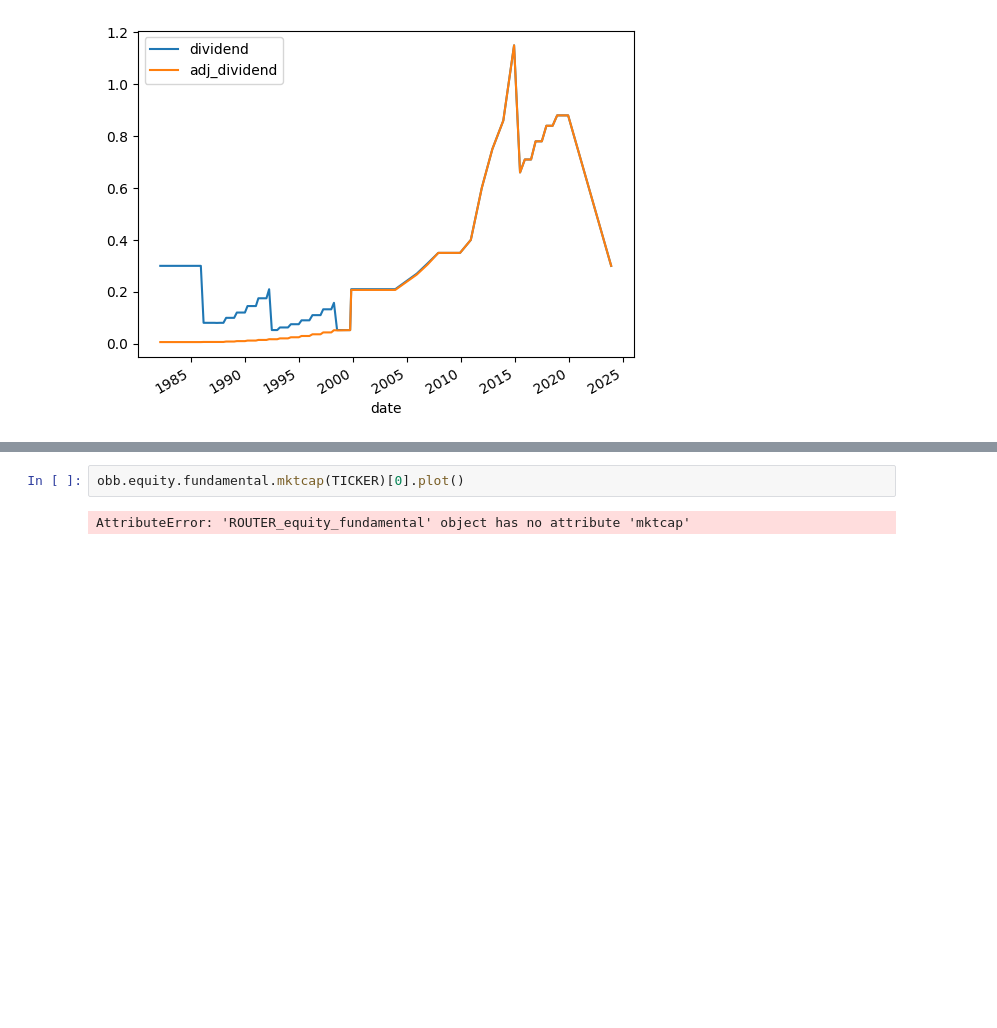
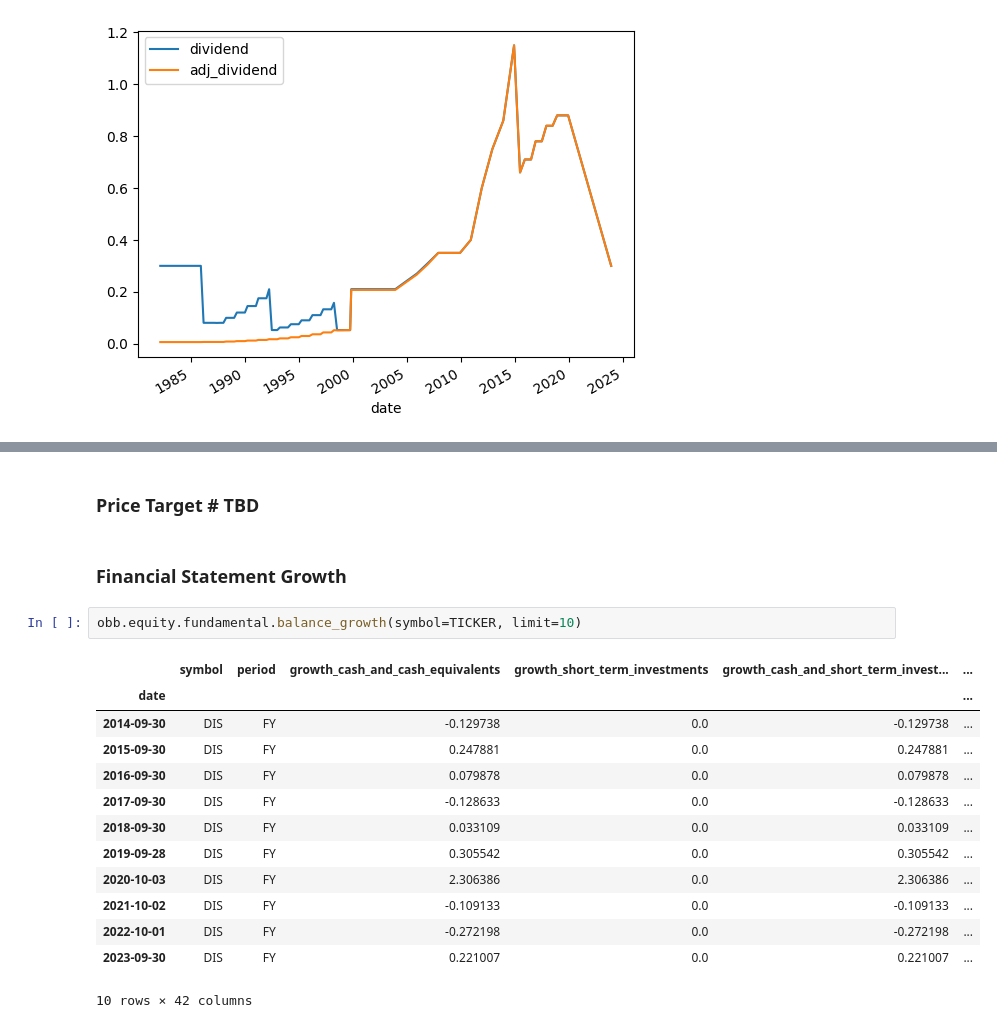
Before and after one commit to mmistroni/OpenBB_Experiments, a Jupyter notebook: OpenBBFinancialAnalysis.ipynb, the cells around one changed output, grey strips where cells are left out. Drawn from its saved outputs; the diff is of its cells as text; blank space fills up the shorter version.

```diff
--- a/OpenBBFinancialAnalysis.ipynb
+++ b/OpenBBFinancialAnalysis.ipynb
@@ -346,4 +378,20 @@ if df.shape[0] > 1:
+# %% [markdown]
+### Price Target # TBD
+# %% [markdown]
+### Financial Statement Growth
 # %%
-obb.equity.fundamental.mktcap(TICKER)[0].plot()
+obb.equity.fundamental.balance_growth(symbol=TICKER, limit=10)
 # %% [output]
+|  | symbol | period | growth_cash_and_cash_equivalents | growth_short_term_investments | growth_cash_and_short_term_invest... | ... |
+| date |  |  |  |  |  | ... |
+| 2014-09-30 | DIS | FY | -0.129738 | 0.0 | -0.129738 | ... |
+| 2015-09-30 | DIS | FY | 0.247881 | 0.0 | 0.247881 | ... |
+| 2016-09-30 | DIS | FY | 0.079878 | 0.0 | 0.079878 | ... |
+| 2017-09-30 | DIS | FY | -0.128633 | 0.0 | -0.128633 | ... |
+| 2018-09-30 | DIS | FY | 0.033109 | 0.0 | 0.033109 | ... |
+| 2019-09-28 | DIS | FY | 0.305542 | 0.0 | 0.305542 | ... |
+| 2020-10-03 | DIS | FY | 2.306386 | 0.0 | 2.306386 | ... |
+| 2021-10-02 | DIS | FY | -0.109133 | 0.0 | -0.109133 | ... |
+| 2022-10-01 | DIS | FY | -0.272198 | 0.0 | -0.272198 | ... |
+| 2023-09-30 | DIS | FY | 0.221007 | 0.0 | 0.221007 | ... |
-AttributeError: 'ROUTER_equity_fundamental' object has no attribute 'mktcap'
+10 rows × 42 columns
```
Also changed, not shown: parts of 11 cells of this notebook.
